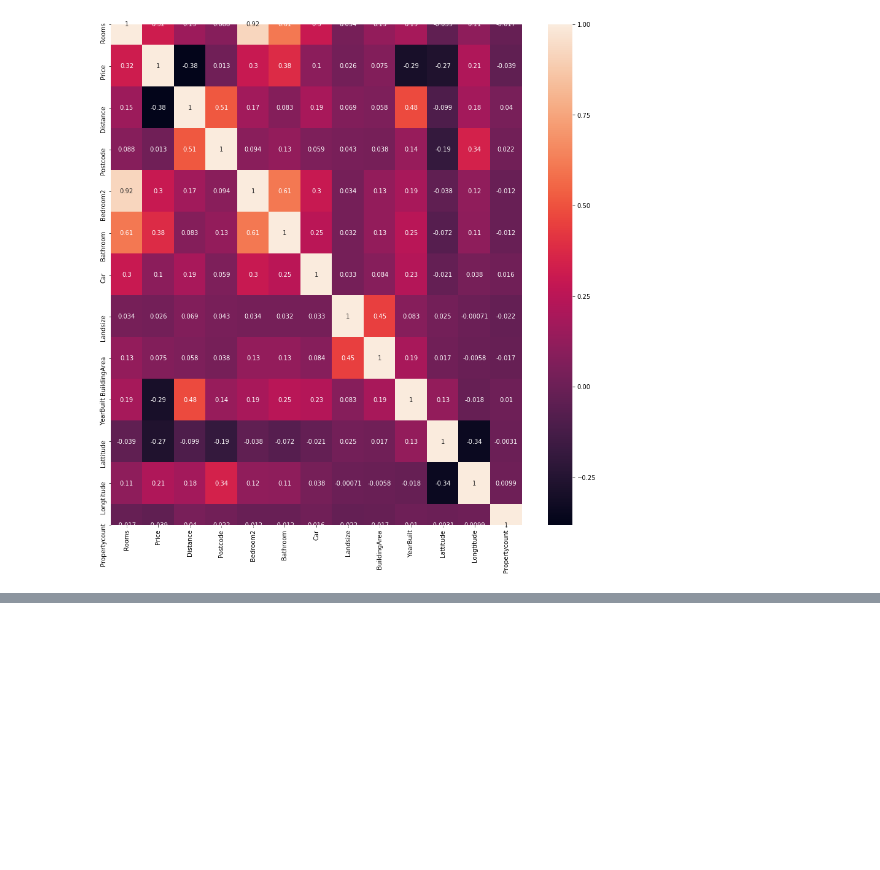
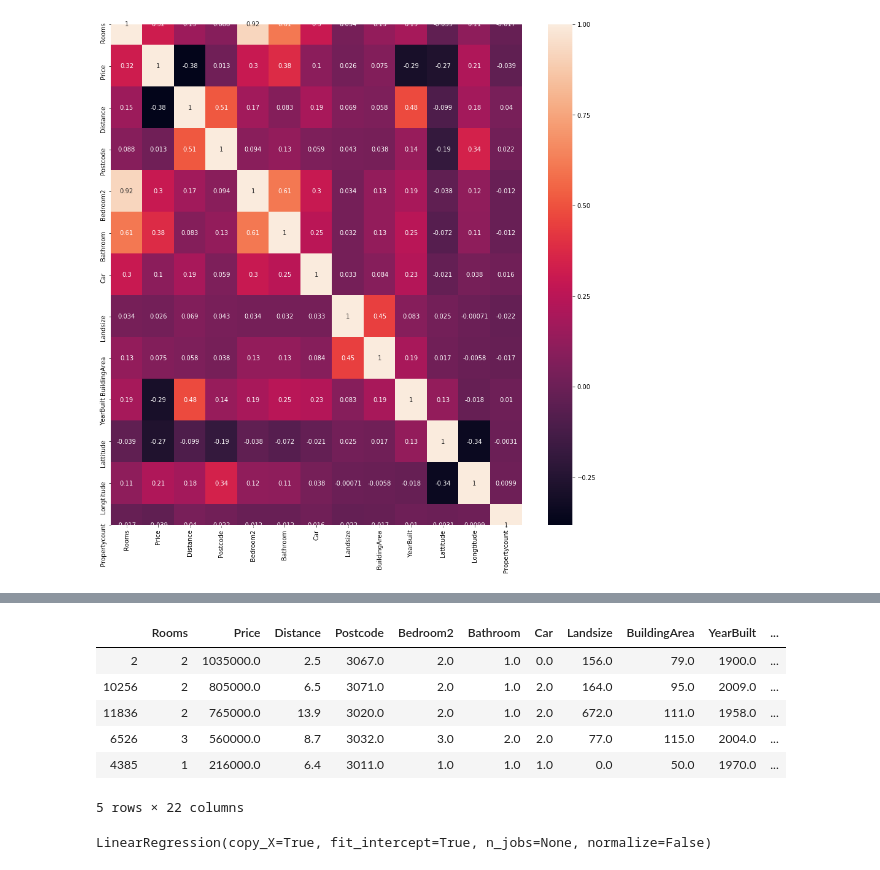
Before and after one commit to apop08/melborne-housing-data, a Jupyter notebook: Melborne_house.ipynb, the cells around one changed output, grey strips where cells are left out. Cells and saved outputs as stored; diff of their text form; code cells hidden in the pictures; blank space fills up the shorter version.

```diff
--- a/Melborne_house.ipynb
+++ b/Melborne_house.ipynb
@@ -127,0 +153,10 @@ sns.heatmap(house_data[house_data["Type"] == "h"].corr(), annot=True)
+# %%
+cleaned_dummies.head()
+# %% [output]
+|  | Rooms | Price | Distance | Postcode | Bedroom2 | Bathroom | Car | Landsize | BuildingArea | YearBuilt | ... |
+| 2 | 2 | 1035000.0 | 2.5 | 3067.0 | 2.0 | 1.0 | 0.0 | 156.0 | 79.0 | 1900.0 | ... |
+| 10256 | 2 | 805000.0 | 6.5 | 3071.0 | 2.0 | 1.0 | 2.0 | 164.0 | 95.0 | 2009.0 | ... |
+| 11836 | 2 | 765000.0 | 13.9 | 3020.0 | 2.0 | 1.0 | 2.0 | 672.0 | 111.0 | 1958.0 | ... |
+| 6526 | 3 | 560000.0 | 8.7 | 3032.0 | 3.0 | 2.0 | 2.0 | 77.0 | 115.0 | 2004.0 | ... |
+| 4385 | 1 | 216000.0 | 6.4 | 3011.0 | 1.0 | 1.0 | 1.0 | 0.0 | 50.0 | 1970.0 | ... |
+5 rows × 22 columns
@@ -127,0 +167,5 @@ sns.heatmap(house_data[house_data["Type"] == "h"].corr(), annot=True)
+# %%
+lr = LinearRegression()
+lr.fit(x_train, y_train)
+# %% [output]
+LinearRegression(copy_X=True, fit_intercept=True, n_jobs=None, normalize=False)
```
Also changed, not shown: parts of 13 cells of this notebook.
